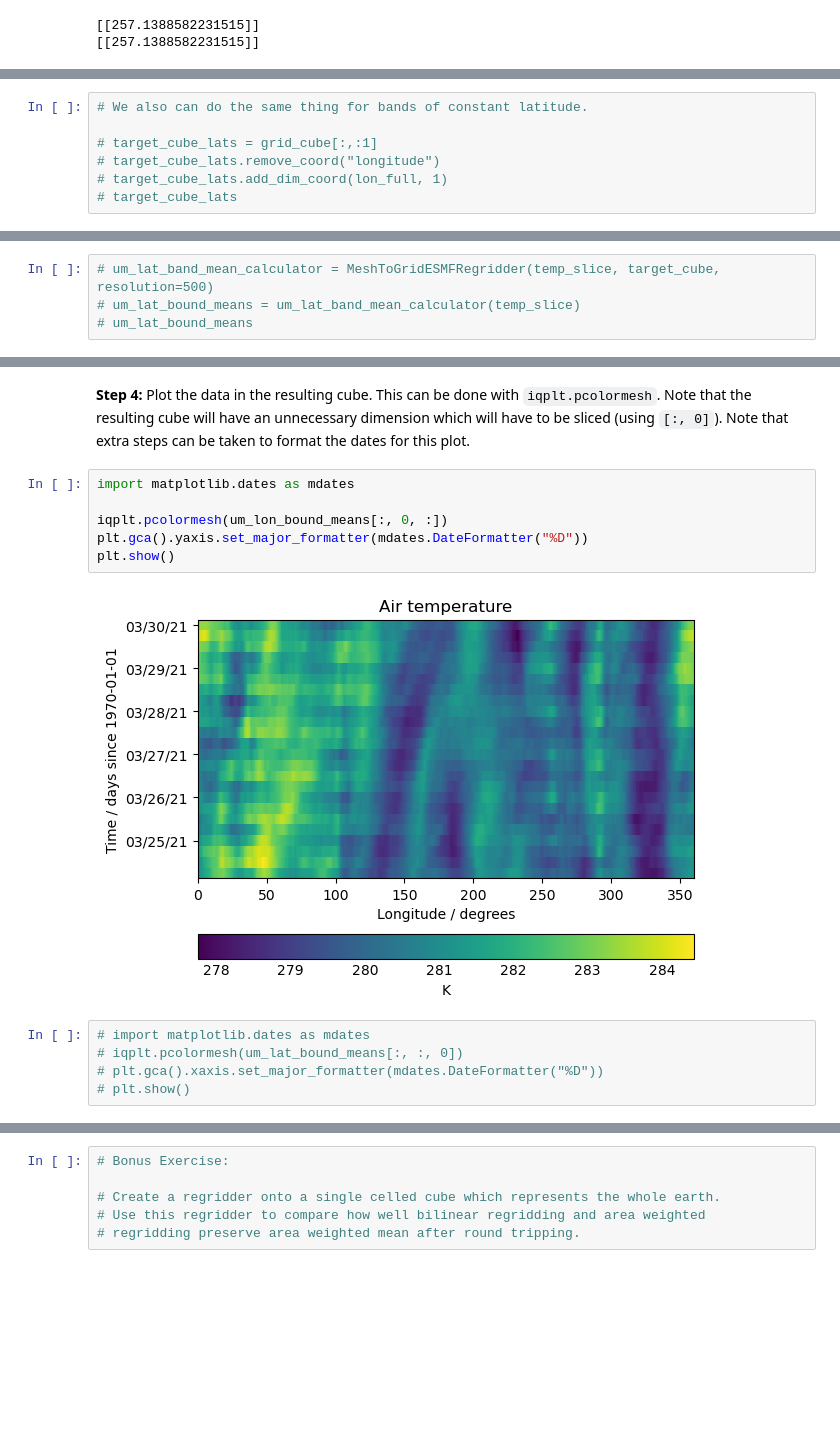
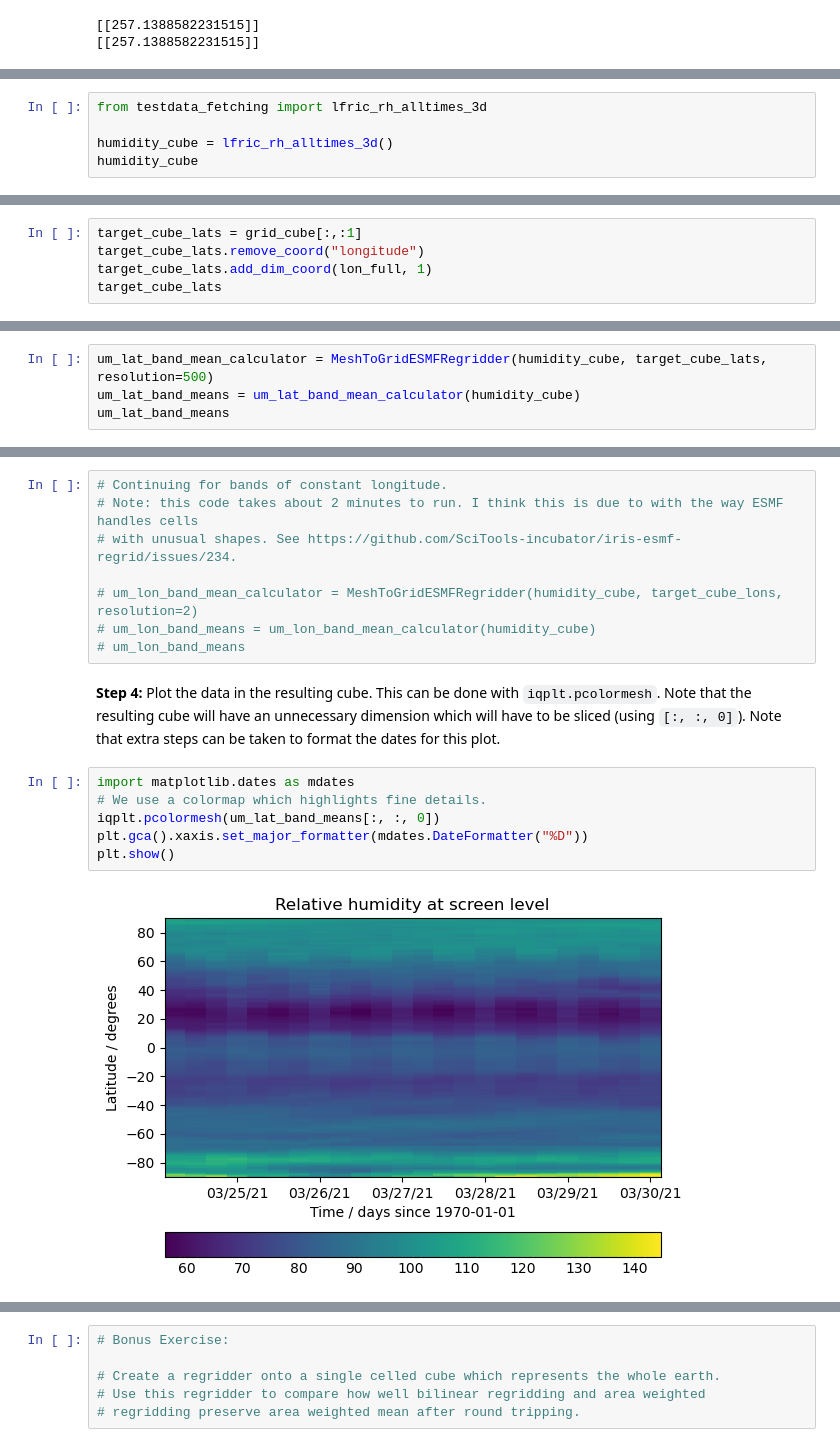
Before and after one commit to scitools-classroom/iris-mesh-tutorial, a Jupyter notebook: notebooks/Sec_05_Regridding.ipynb, the cells around one changed output, grey strips where cells are left out. Drawn from its saved outputs; the diff is of its cells as text; blank space fills up the shorter version.

```diff
--- a/notebooks/Sec_05_Regridding.ipynb
+++ b/notebooks/Sec_05_Regridding.ipynb
@@ -359,0 +356,5 @@ temp_slice
+# %%
+from testdata_fetching import lfric_rh_alltimes_3d
+
+humidity_cube = lfric_rh_alltimes_3d()
+humidity_cube
@@ -384,7 +380,5 @@ target_cube_lons
 # %%
-# We also can do the same thing for bands of constant latitude.
-
-# target_cube_lats = grid_cube[:,:1]
-# target_cube_lats.remove_coord("longitude")
-# target_cube_lats.add_dim_coord(lon_full, 1)
-# target_cube_lats
+target_cube_lats = grid_cube[:,:1]
+target_cube_lats.remove_coord("longitude")
+target_cube_lats.add_dim_coord(lon_full, 1)
+target_cube_lats
@@ -414,4 +411,4 @@ um_lon_bound_means
 # %%
-# um_lat_band_mean_calculator = MeshToGridESMFRegridder(temp_slice, target_cube, resolution=500)
-# um_lat_bound_means = um_lat_band_mean_calculator(temp_slice)
-# um_lat_bound_means
+um_lat_band_mean_calculator = MeshToGridESMFRegridder(humidity_cube, target_cube_lats, resolution=500)
+um_lat_band_means = um_lat_band_mean_calculator(humidity_cube)
+um_lat_band_means
@@ -418,15 +432,18 @@ um_lon_bound_means
+# %%
+# Continuing for bands of constant longitude.
+# Note: this code takes about 2 minutes to run. I think this is due to with the way ESMF handles cells
+# with unusual shapes. See https://github.com/SciTools-incubator/iris-esmf-regrid/issues/234.
+
+# um_lon_band_mean_calculator = MeshToGridESMFRegridder(humidity_cube, target_cube_lons, resolution=2)
+# um_lon_band_means = um_lon_band_mean_calculator(humidity_cube)
+# um_lon_band_means
 # %% [markdown]
-**Step 4:** Plot the data in the resulting cube. This can be done with `iqplt.pcolormesh`. Note that the resulting cube will have an unnecessary dimension which will have to be sliced (using `[:, 0]`). Note that extra steps can be taken to format the dates for this plot.
+**Step 4:** Plot the data in the resulting cube. This can be done with `iqplt.pcolormesh`. Note that the resulting cube will have an unnecessary dimension which will have to be sliced (using `[:, :, 0]`). Note that extra steps can be taken to format the dates for this plot.
-# %%
-import matplotlib.dates as mdates
-
-iqplt.pcolormesh(um_lon_bound_means[:, 0, :])
-plt.gca().yaxis.set_major_formatter(mdates.DateFormatter("%D"))
-plt.show()
-# %% [output]
-[figure, removed]
 # %%
-# import matplotlib.dates as mdates
-# iqplt.pcolormesh(um_lat_bound_means[:, :, 0])
-# plt.gca().xaxis.set_major_formatter(mdates.DateFormatter("%D"))
-# plt.show()
+import matplotlib.dates as mdates
+# We use a colormap which highlights fine details.
+iqplt.pcolormesh(um_lat_band_means[:, :, 0])
+plt.gca().xaxis.set_major_formatter(mdates.DateFormatter("%D"))
+plt.show()
+# %% [output]
+[figure, added]
```
Also changed, not shown: parts of 16 cells of this notebook, 1 other file.
